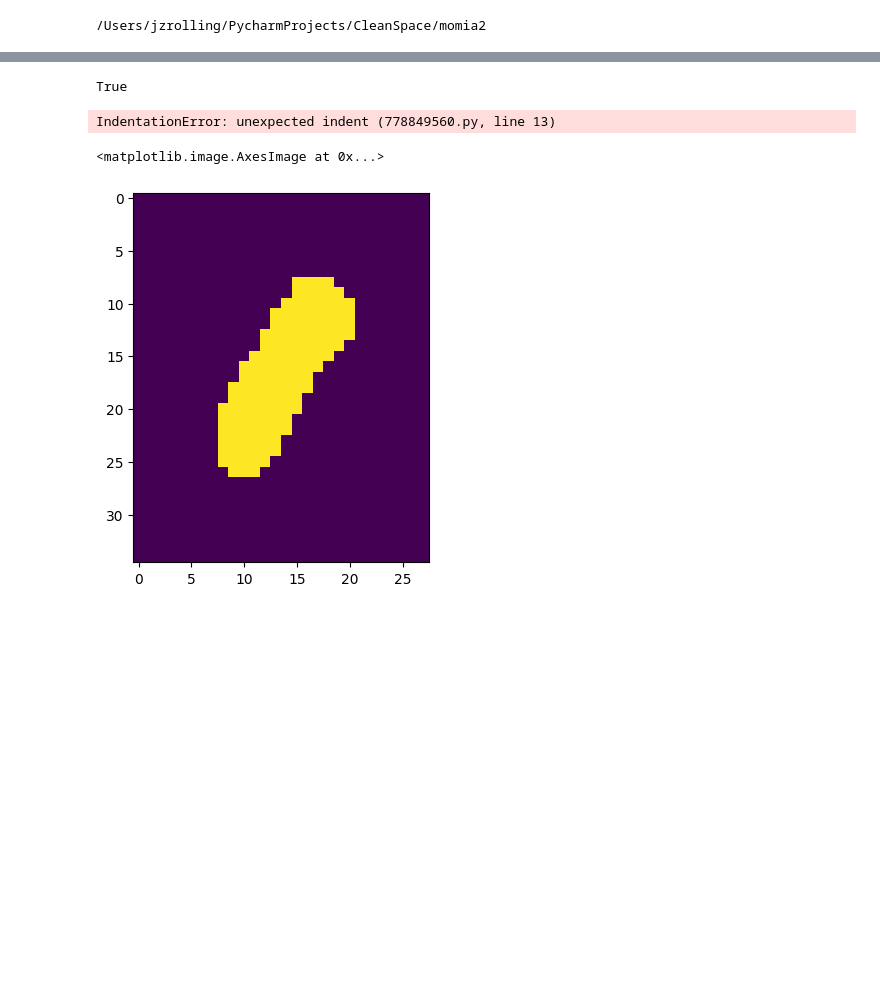
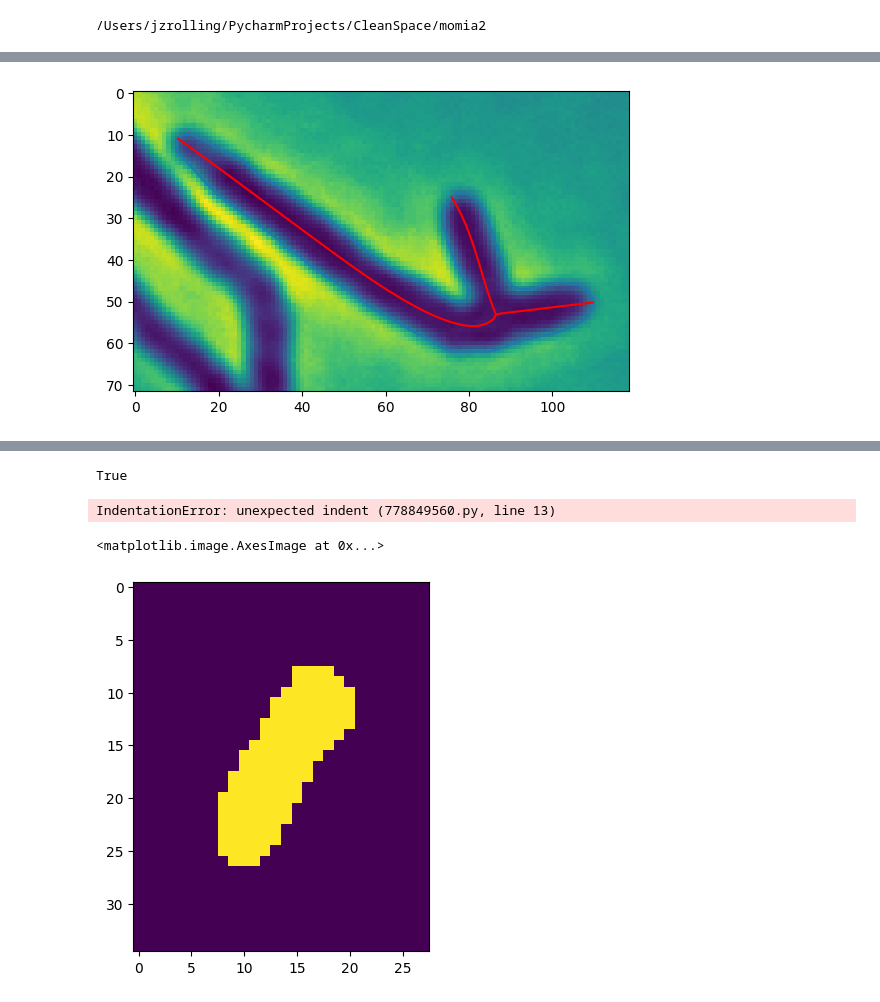
Before and after one commit to jzrolling/CleanSpace, a Jupyter notebook: notebooks/2. revise_midline_algorithm_copy.ipynb, the cells around one changed output, grey strips where cells are left out. Saved outputs shown, nothing was run; the diff lists cells and outputs as text; code cells hidden in the pictures; blank space fills up the shorter version.

Commit message:
updated midline algorithms short branches may still cause issue, will fix later

```diff
--- a/notebooks/2. revise_midline_algorithm_copy.ipynb
+++ b/notebooks/2. revise_midline_algorithm_copy.ipynb
@@ -28,13 +28,13 @@ for i in range(m.n_fields):
     p.label_mask()
     p.locate_particles()
     p.find_outline(approximate=True,tolerance=0.3,
-                   level=0.2,dilation=True,sigma=1)
-    """
-    p.filter_particles({'area': (10, 500),
-                      'aspect_ratio': (0.05, 0.8),
-                      'solidity': (0.84, 1),
-                      'eccentricity': (0.75, 1),
-                       })
-
-    """;
+                   level=0.1,dilation=True,sigma=1)
+    p.filter_particles({'area': (50, 1000),
+                  'aspect_ratio': (0.05, 0.9),
+                  'solidity': (0.7, 1),
+                  'eccentricity': (0.1, 1),
+                  'max_positive_curvature':(50,180),
+                  'min_negative_curvature': (-10, 80),
+                   "min_intensity":(0,0.3)})
+    p.extract_midlines(filtered_only=True)
     break
@@ -196,0 +48,17 @@ plt.plot(outline[:,1],outline[:,0])
+# %%
+filtered = p.regionprops[p.regionprops['$include']==1]
+part = [p.get_particle_data(x) for x in filtered.index]
+# %%
+n=1
+mask = part[n]['$mask']
+plt.imshow(part[n]['C1'])
+outline = mo.utils.spline_approximation(part[n]['$outline'],
+                                        n=len(part[n]['$outline']),
+                                        closed=True,
+                                        smooth_factor=3)
+midlines = mo.utils.extract_midline(mask,outline,pixel_microns=0.11)
+plt.plot(outline[:,1],outline[:,0])
+for midline in midlines:
+    plt.plot(midline[:,1],midline[:,0],color='r')
+# %% [output]
+[figure, added]
```
Also changed, not shown: parts of 14 cells of this notebook, 4 other files.
